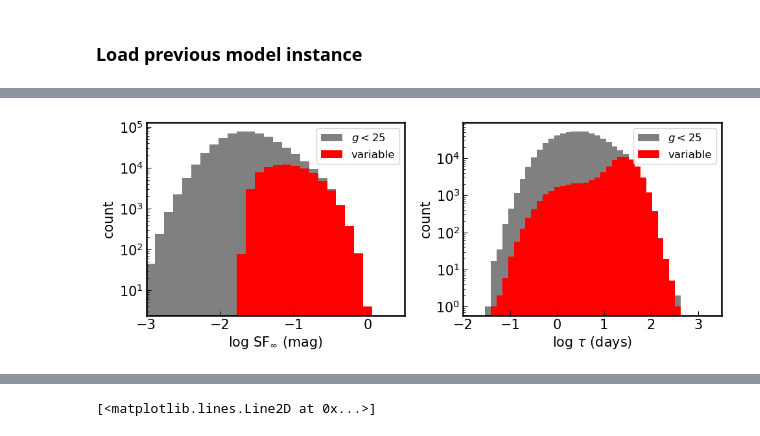
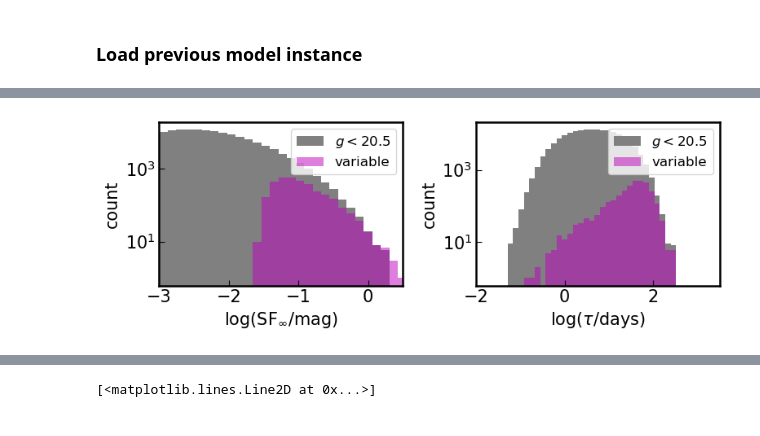
Before and after one commit to burke86/imbh_forecast, a Jupyter notebook: forecast.ipynb, the cells around one changed output, grey strips where cells are left out. Cells and saved outputs as stored; diff of their text form; code cells hidden in the pictures.

```diff
--- a/forecast.ipynb
+++ b/forecast.ipynb
@@ -145,21 +178,24 @@ KeyError: 'M_i'
 fig, ax = plt.subplots(1, 1, figsize=(5, 4))
 
 m_eval = np.linspace(15, 25)
+m_5 = {'ptf':20.5, 'lsst':25.0}
+gamma = {'ptf':0.04, 'lsst':0.038}
 
-def pm_prec(mag):
-    gamma = 0.038
-    m_5 = 25.0
-
-    sigma_sys = 0.003
+def pm_prec(mag, gamma=0.038, m_5=25.0, sigma_sys=0.003):
     x = 10**(0.4*(mag - m_5))
     sigma_rand = np.sqrt((0.04 - gamma)*x + gamma*x**2)
     return np.sqrt(sigma_sys**2 + sigma_rand**2)
 
-ax.plot(m_eval, 1e3*pm_prec(m_eval), color='gray', lw=3)
+pm_prec_lsst = pm_prec(m_eval, gamma=gamma['lsst'], m_5=m_5['lsst'])
+pm_prec_ptf = pm_prec(m_eval, gamma=gamma['ptf'], m_5=m_5['ptf'])
+
+ax.plot(m_eval, 1e3*pm_prec_lsst, color='gray', lw=3)
+ax.plot(m_eval, 1e3*pm_prec_ptf, color='gray', lw=3, linestyle='dashed')
+
 ax.set_xlim(15.5, 25.5)
 ax.set_ylim(0, 200)
-ax.set_ylabel(r'$\sigma_{g}$ (mmag)')
-ax.set_xlabel(r'$g$ (mag)')
+ax.set_ylabel(r'$\sigma$ (mmag)')
+ax.set_xlabel(r'magnitude')
 
 fig.tight_layout()
 fig.savefig('phprec.pdf', dpi=300)
@@ -242,46 +269,59 @@ dict_keys(['zmax', 'zmin', 'M_star_draw', 'M_star_draw_test', 'n_i_M', 'z_draw',
 # %%
-fig, axs = plt.subplots(1, 2, figsize=(5*2, 4))
+key = 'ptf'
+s = samples[key]
+nbootstrap = pars[key]['nbootstrap']
 
-bins = np.linspace(-3, 3)
+colors = ['m','b']
 
-mask_nan = np.isfinite(s[f'SFinf_{band}']) & np.isfinite(s[f'tau_RF_{band}'])
-mask_mass = s['M_BH_draw'] > 1e2*u.Msun
-mask_SF = s[f'SFinf_{band}'] > pm_prec(s[f'm_{band}'])
-mask_tau = s[f'tau_RF_{band}'] > 3
-mask_mag = s[f'm_{band}'] < 25
-mask_var = s['sigma_var'] > 3
+for j in range(1): ## Just use the first bootstrap
 
-#axs[0].hist(np.log10(s[f'SFinf_{band}'][mask_nan & mask_mag]), bins=bins, color='gray', label=r'$g<25$')
-#axs[0].hist(np.log10(s[f'SFinf_{band}'][mask_nan & mask_tau & mask_SF]), bins=bins, color='r', label='variable')
+    for i, seed in enumerate(['dc','popIII']):
 
-axs[0].hist(np.log10(s[f'SFinf_{band}'][mask_mass & mask_mag]), bins=bins, color='gray', label=r'$g<25$', log=True)
-axs[0].hist(np.log10(s[f'SFinf_{band}'][mask_mass & mask_var]), bins=bins, color='r', label='variable')
+        fig, axs = plt.subplots(1, 2, figsize=(8, 3))
 
-axs[0].set_xlim(-3, 0.5)
-ax.set_ylim(0, 1500)
+        bins = np.linspace(-3, 3)
 
-axs[0].set_xlabel(r'$\log\ \rm{SF}_{\infty}$ (mag)')
-axs[0].set_ylabel(r'count')
+        ndraw_dim = int(np.max(s['ndraws']))
+        ndraw = int(s['ndraws'][j])
 
-axs[0].legend(fontsize=12)
+        SF = s[f'SFinf_{band}_{seed}'][j,:ndraw_dim]
+        tau = s[f'tau_RF_{band}_{seed}'][j,:ndraw_dim]
+
+        mask_nan = np.isfinite(SF) & np.isfinite(tau)
+        mask_mass = s['M_BH_draw'][j,:ndraw_dim] > 1e2*u.Msun
+        mask_SF = s[f'sigma_var_{seed}'][j,:ndraw_dim] > 3
+        #mask_tau = tau > 3
+        mask_mag = s[f'm_{band}_{seed}'][j,:ndraw_dim] < m_5[key]
+        #mask_sat
+        mask_var = s[f'sigma_var_{seed}'][j,:ndraw_dim] > 3
+        mask_sat = s[f'm_{band}_{seed}'][j,:ndraw_dim] > 14
 
 
-bins = np.linspace(-3, 3)
+        axs[0].hist(np.log10(SF[mask_mass & mask_mag & mask_sat]), bins=bins, color='gray', label=fr'$g<{m_5[key]}$', log=True)
+        axs[0].hist(np.log10(SF[mask_mass & mask_var & mask_sat]), bins=bins, color=colors[i], label='variable', alpha=0.5)
 
-#axs[1].hist(np.log10(s[f'tau_{band}'][mask_nan & mask_mag]), bins=bins, color='gray', label=r'$g<25$')
-#axs[1].hist(np.log10(s[f'tau_{band}'][mask_nan & mask_tau & mask_SF]), bins=bins, color='r', label='variable')
+        axs[0].set_xlim(-3, 0.5)
+        ax.set_ylim(0, 1500)
 
-axs[1].hist(np.log10(s[f'tau_RF_{band}'][mask_mass & mask_mag]), bins=bins, color='gray', label=r'$g<25$', log=True)
-axs[1].hist(np.log10(s[f'tau_RF_{band}'][mask_mass & mask_var]), bins=bins, color='r', label='variable')
-axs[1].set_xlim(-2.0, 3.5)
+        axs[0].set_xlabel(r'$\log(\rm{SF}_{\infty} / {\rm{mag}})$')
+        axs[0].set_ylabel(r'count')
 
-axs[1].set_xlabel(r'$\log\ \tau$ (days)')
-axs[1].set_ylabel(r'count')
+        axs[0].legend(fontsize=12)
 
 
-axs[1].legend(fontsize=12)
+        bins = np.linspace(-3, 3)
 
-fig.tight_layout()
-fig.savefig('var.pdf', dpi=300)
+        axs[1].hist(np.log10(tau[mask_mass & mask_mag & mask_sat]), bins=bins, color='gray', label=fr'$g<{m_5[key]}$', log=True)
+        axs[1].hist(np.log10(tau[mask_mass & mask_var & mask_sat]), bins=bins, color=colors[i], label='variable', alpha=0.5)
+        axs[1].set_xlim(-2.0, 3.5)
+
+        axs[1].set_xlabel(r'$\log(\tau / {\rm{days}})$')
+        axs[1].set_ylabel(r'count')
+
+
+        axs[1].legend(fontsize=12, loc='upper right')
+
+        fig.tight_layout()
+        fig.savefig(f'var_{seed}.pdf', dpi=300)
 # %% [output]
-[figure, old version]
+[figure, new version]
```
Also changed, not shown: parts of 48 cells of this notebook, 1 other file.
